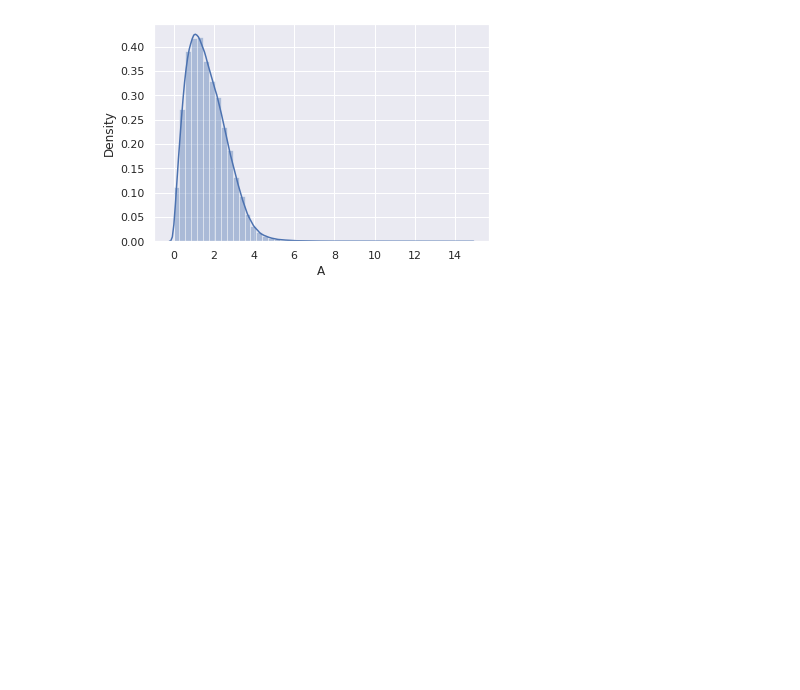
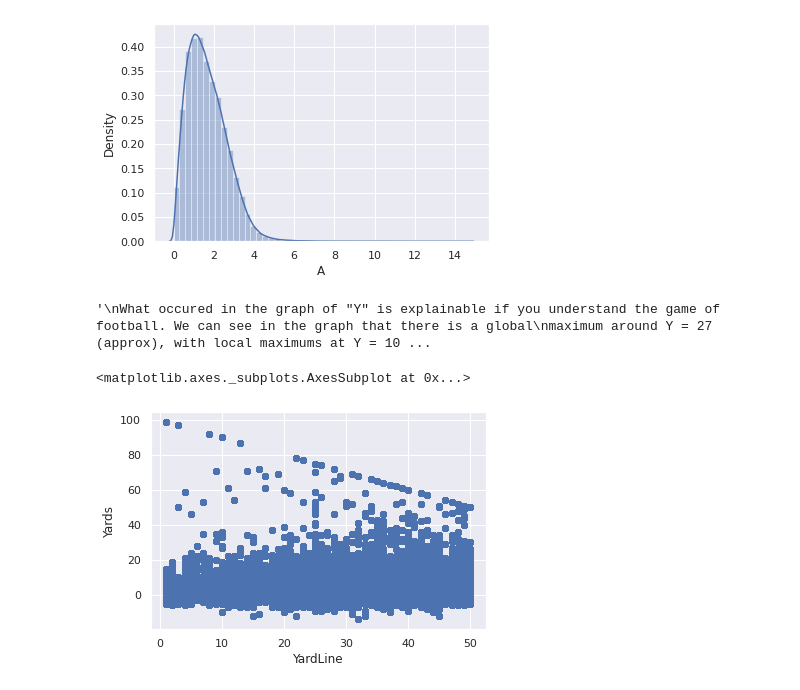
Before and after one commit to anaconda121/Deep-Learning, a Jupyter notebook: Preprocessing/Mini_Project_3.ipynb, the cells around one changed output. Saved outputs shown, nothing was run; the diff lists cells and outputs as text; code cells hidden in the pictures; blank space fills up the shorter version.

```diff
--- a/Preprocessing/Mini_Project_3.ipynb
+++ b/Preprocessing/Mini_Project_3.ipynb
@@ -246,3 +246,18 @@ sns.distplot(data_raw["A"], kde=True)
 # %% [output]
 <matplotlib.axes._subplots.AxesSubplot at 0x...>
 [figure]
+# %%
+"""
+What occured in the graph of "Y" is explainable if you understand the game of football. We can see in the graph that there is a global
+maximum around Y = 27 (approx), with local maximums at Y = 10 and Y = 43 (approx). The maximum and minumum values for Y are 53.3 and 0,
+respectively. In every football play, there is generally a cluster of players in the midddle of the field (approx. Y = 27), with recievers
+and cornerbacks lined up at the edges of the fields (Y = 10 and Y = 43). This explains the local and global maximums that we saw in the
+graph.
+"""
+# %% [output]
+'\nWhat occured in the graph of "Y" is explainable if you understand the game of football. We can see in the graph that there is a global\nmaximum around Y = 27 (approx), with local maximums at Y = 10 ...
+# %%
+sns.regplot(x="YardLine", y="Yards", data=data_raw, ci = None)
+# %% [output]
+<matplotlib.axes._subplots.AxesSubplot at 0x...>
+[figure, added]
```
Also changed, not shown: parts of 13 cells of this notebook.
